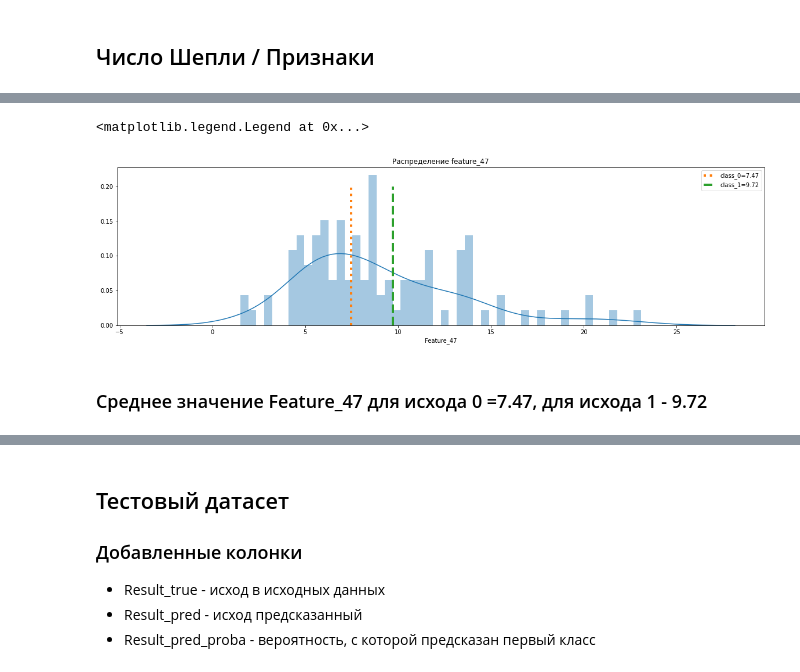
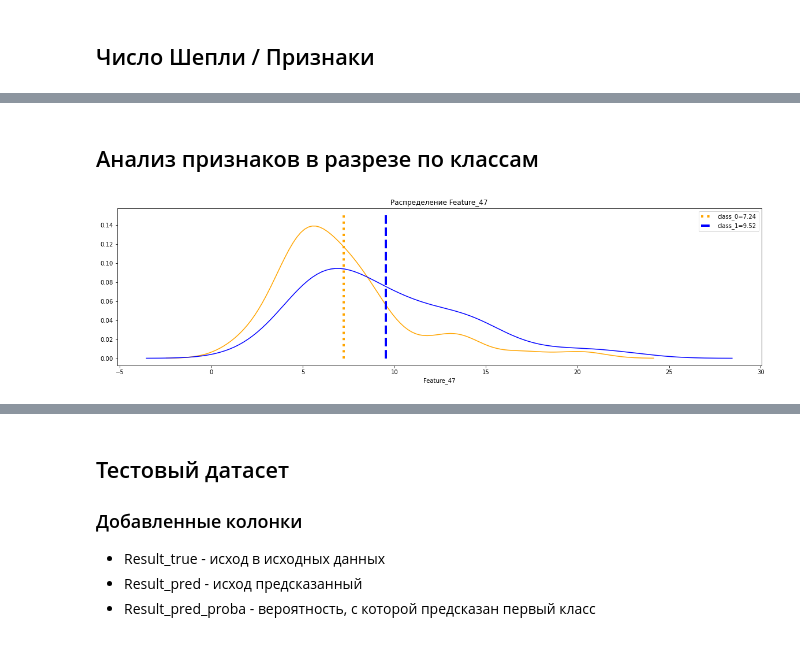
Before and after one commit to albul-k/ml_covid_surv_prediction, a Jupyter notebook: catboost_clf-ver_1.ipynb, the cells around one changed output, grey strips where cells are left out. Cells and saved outputs as stored; diff of their text form; code cells hidden in the pictures.

Commit message:
Added diagrams of mean values of features 47,41,70,99,33 by classes

```diff
--- a/catboost_clf-ver_1.ipynb
+++ b/catboost_clf-ver_1.ipynb
@@ -27,6 +27,21 @@ df_init.head()
 | 3 | 4 | 2 | 2 | 62 | 16 | 1 | NaN | 3 | 0 | ... |
 | 4 | 5 | 2 | 2 | 67 | 30 | 1 | NaN | 4 | 0 | ... |
 5 rows × 116 columns
+# %%
+def distrib_plot(df: pd.DataFrame, x: str, y: str, y_max: str = 0.15):
+    x_mean_class_0 = round(df[df[y] == 0][x].mean(), 2)
+    x_mean_class_1 = round(df[df[y] == 1][x].mean(), 2)
+
+    plt.figure(figsize = (20, 5))
+    sns.distplot(df[df[y] == 0][x], hist=False, color='orange')
+    sns.distplot(df[df[y] == 1][x], hist=False, color='blue')
+
+    y_lin = np.linspace(0, y_max, 10)
+    plt.plot([x_mean_class_0] * 10, y_lin, label=f'class_0={x_mean_class_0}', linestyle=':',  linewidth=4, color='orange')
+    plt.plot([x_mean_class_1] * 10, y_lin, label=f'class_1={x_mean_class_1}', linestyle='--',  linewidth=4, color='blue')
+
+    plt.title(f'Распределение {x}')
+    plt.legend()
 # %%
 def train(df, trash_features = []):
 
@@ -286,19 +287,6 @@ df_border_value_47.head()
-# %%
-feature_47_class_0 = round(df_border_value_47[df_border_value_47['Result_true'] == 0]['Feature_47'].mean(), 2)
-feature_47_class_1 = round(df_border_value_47[df_border_value_47['Result_true'] == 1]['Feature_47'].mean(), 2)
-
-plt.figure(figsize = (20, 5))
-
-sns.distplot(df_border_value_47['Feature_47'], bins=50)
-
-y = np.linspace(0, 0.20, 10)
-plt.plot([feature_47_class_0] * 10, y, label=f'class_0={feature_47_class_0}', linestyle=':',  linewidth=4)
-plt.plot([feature_47_class_1] * 10, y, label=f'class_1={feature_47_class_1}', linestyle='--',  linewidth=4)
-
-plt.title('Распределение feature_47')
-plt.legend()
-# %% [output]
-<matplotlib.legend.Legend at 0x...>
-[figure, removed]
-# %% [markdown]
-### Среднее значение Feature_47 для исхода 0 =7.47, для исхода 1 - 9.72
+# %% [markdown]
+## Анализ признаков в разрезе по классам
+# %%
+distrib_plot(df, 'Feature_47', 'Result', y_max=0.15)
+# %% [output]
+[figure, added]
```
Also changed, not shown: parts of 9 cells of this notebook.
